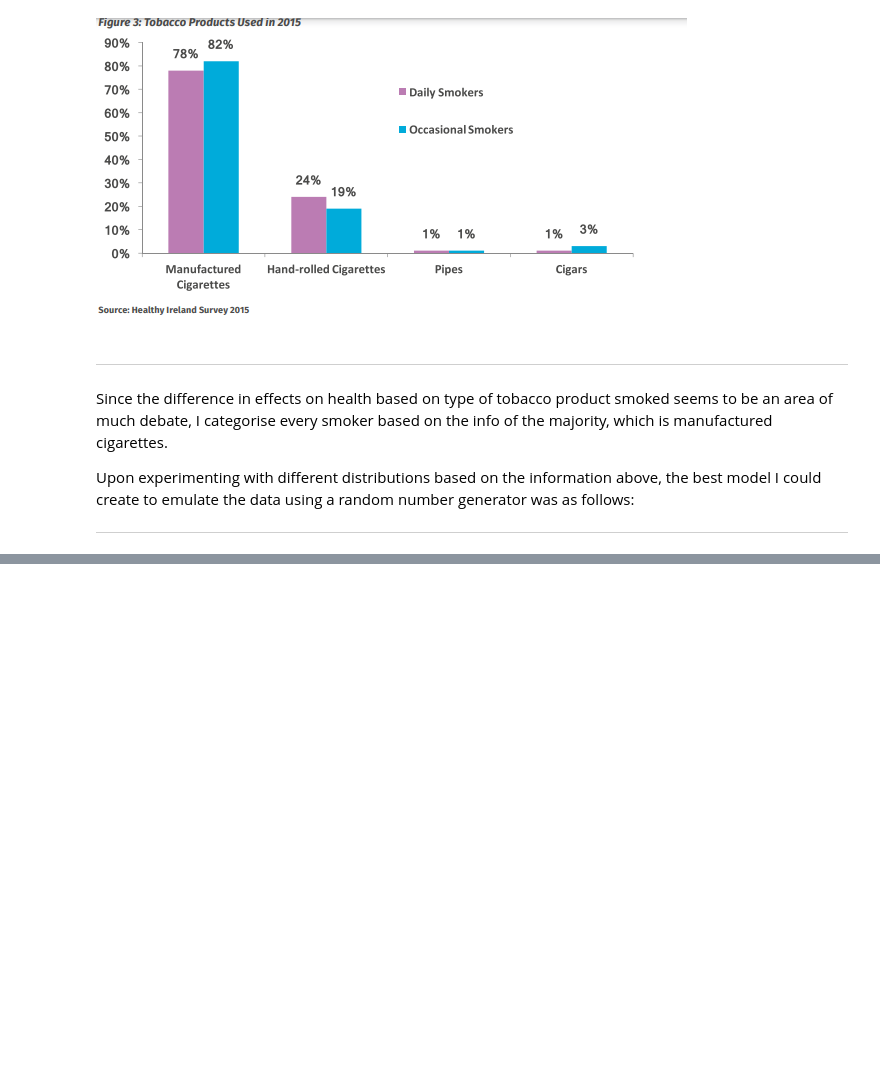
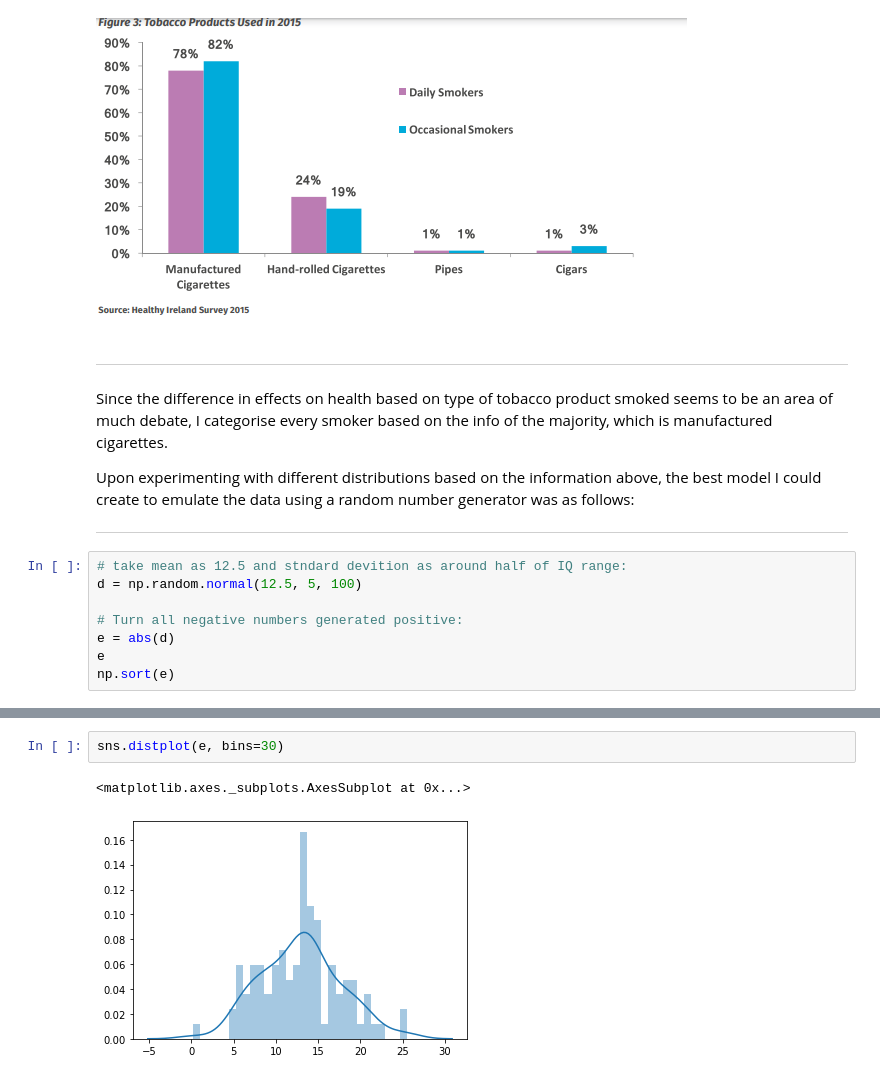
Before and after one commit to Crash-Bandicode/ProjectPFDA, a Jupyter notebook: ProjectPFDA.ipynb, the cells around one changed output, grey strips where cells are left out. Saved outputs shown, nothing was run; the diff lists cells and outputs as text; blank space fills up the shorter version.

Commit message:
Wrote code for simulation of distribution of number of cigarettes smoked by public

```diff
--- a/ProjectPFDA.ipynb
+++ b/ProjectPFDA.ipynb
@@ -152,3 +152,11 @@ Since the difference in effects on health based on type of tobacco product smoke
 
 Upon experimenting with different distributions based on the information above, the best model I could create to emulate the data using a random number generator was as follows:
 ***
+# %%
+# take mean as 12.5 and stndard devition as around half of IQ range:
+d = np.random.normal(12.5, 5, 100)
+
+# Turn all negative numbers generated positive:
+e = abs(d)
+e
+np.sort(e)
@@ -154,0 +184,5 @@ Upon experimenting with different distributions based on the information above,
+# %%
+sns.distplot(e, bins=30)
+# %% [output]
+<matplotlib.axes._subplots.AxesSubplot at 0x...>
+[figure, added]
```
Also changed, not shown: parts of 6 cells of this notebook.
